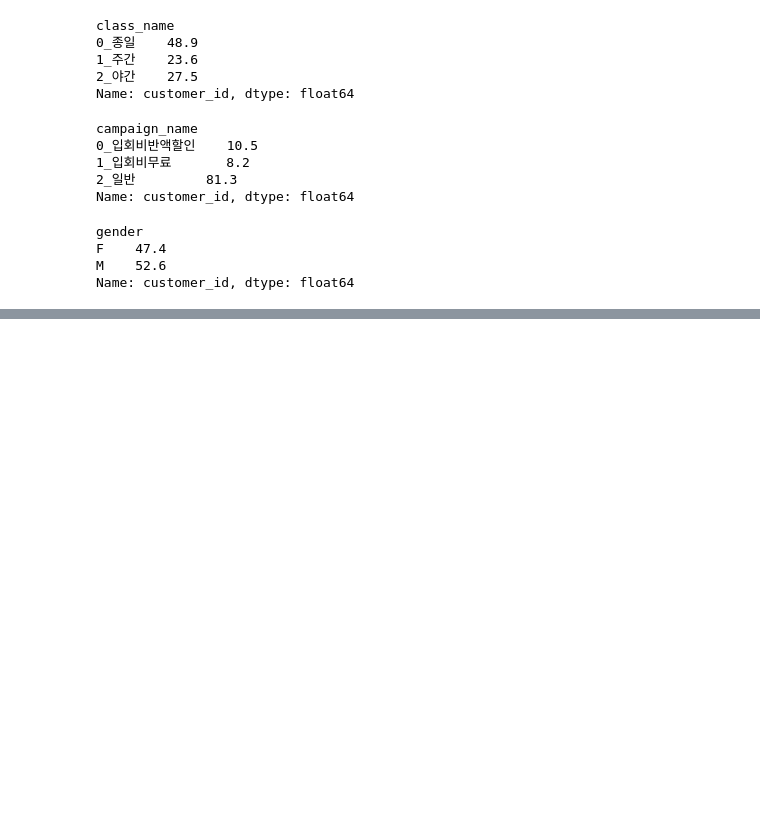
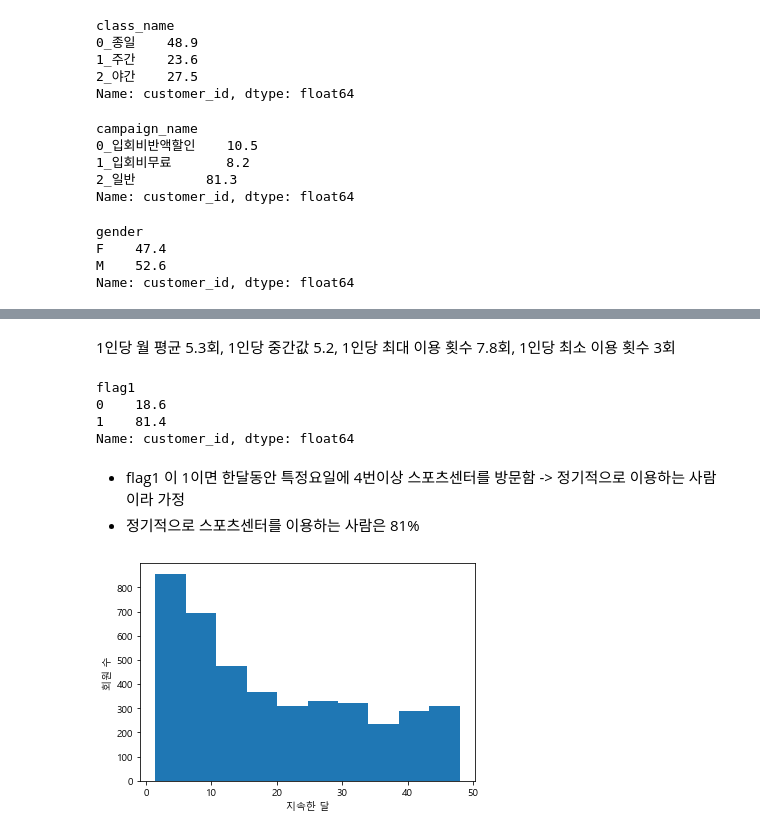
Before and after one commit to pillz9408/python, a Jupyter notebook: MachineLearning/221025_DataProcessEx2.ipynb, the cells around one changed output, grey strips where cells are left out. Drawn from its saved outputs; the diff is of its cells as text; code cells hidden in the pictures; blank space fills up the shorter version.

```diff
--- a/MachineLearning/221025_DataProcessEx2.ipynb
+++ b/MachineLearning/221025_DataProcessEx2.ipynb
@@ -269,0 +613,4 @@ Name: customer_id, dtype: float64
+# %%
+# end_date가 비워진 경우에는  cal_date에 2019-04-30으로 임의로 채워주기
+cust_join['cal_date'].fillna(pd.to_datetime('20190430'),inplace=True)
+cust_join.head()
@@ -269,0 +624,8 @@ Name: customer_id, dtype: float64
+# %%
+#datetime 형식으로 변환
+cust_join['start_date'] = pd.to_datetime(cust_join['start_date'])
+cust_join['end_date'] = pd.to_datetime(cust_join['end_date'])
+cust_join['cal_date'] = pd.to_datetime(cust_join['cal_date'])
+# %%
+#회원기간을 계산한 'mem_period' 컬럼 추가
+cust_join['mem_period'] = (cust_join['cal_date'] - cust_join['start_date'])/np.timedelta64(1,'M')
@@ -269,0 +655,25 @@ Name: customer_id, dtype: float64
+# %% [markdown]
+1인당 월 평균 5.3회, 1인당 중간값 5.2, 1인당 최대 이용 횟수 7.8회, 1인당 최소 이용 횟수 3회
+# %%
+# 전체 고객중 정기적으로 스포츠 센터를 사용하는 비율
+round(cust_join.groupby('flag1').count()['customer_id']/ cust_join.shape[0]*100, 1)
+# %% [output]
+flag1
+0    18.6
+1    81.4
+Name: customer_id, dtype: float64
+# %% [markdown]
+- flag1 이 1이면 한달동안 특정요일에 4번이상 스포츠센터를 방문함 -> 정기적으로 이용하는 사람이라 가정
+- 정기적으로 스포츠센터를 이용하는 사람은 81%
+# %%
+import matplotlib.pyplot as plt
+plt.rcParams['font.family'] ='Malgun Gothic'
+plt.rcParams['axes.unicode_minus'] = False
+# %%
+#전체 회원들 중에서 얼만큼 스포츠센터를 다녔는지 기간을 뽑아보기
+plt.hist(cust_join['mem_period'])
+plt.xlabel('지속한 달')
+plt.ylabel('회원 수')
+plt.show()
+# %% [output]
+[figure, added]
```
Also changed, not shown: parts of 43 cells of this notebook, 1 other file.
